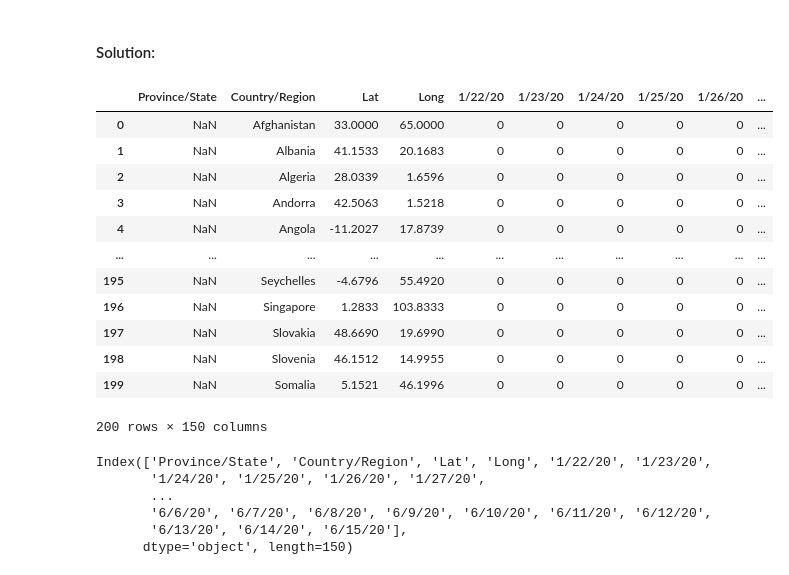
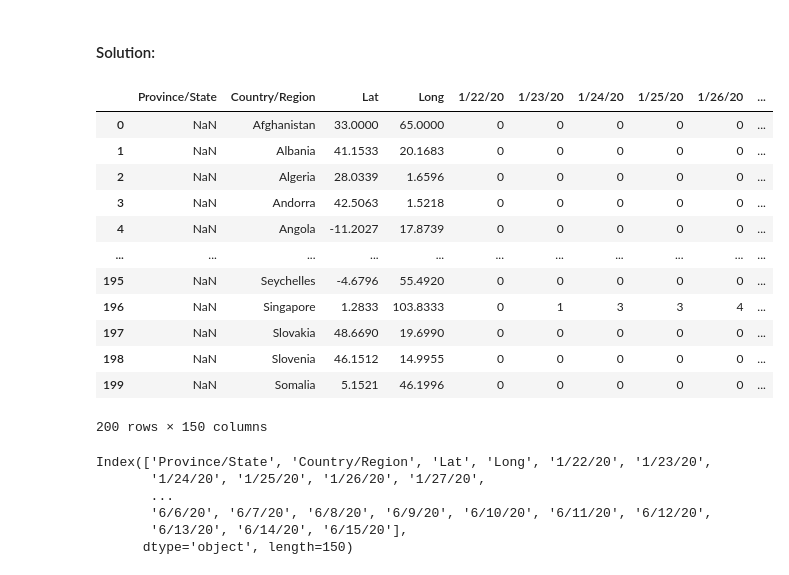
Before and after one commit to yldrmgaye/gayesu, a Jupyter notebook: week-2-exercise.ipynb, the cells around one changed output. Saved outputs shown, nothing was run; the diff lists cells and outputs as text; code cells hidden in the pictures.

```diff
--- a/week-2-exercise.ipynb
+++ b/week-2-exercise.ipynb
@@ -20,17 +20,17 @@ df= pd.read_csv('C:/Users/yldrm/Desktop/gayesu/Data/time_series_covid19_confirme
 df1= pd.read_csv('C:/Users/yldrm/Desktop/gayesu/Data/time_series_covid19_deaths_global.csv')
 df2= pd.read_csv('C:/Users/yldrm/Desktop/gayesu/Data/time_series_covid19_confirmed_global.csv')
 # %%
-df1.head(200)
+df.head(200)
 # %% [output]
 |  | Province/State | Country/Region | Lat | Long | 1/22/20 | 1/23/20 | 1/24/20 | 1/25/20 | 1/26/20 | ... |
 | 0 | NaN | Afghanistan | 33.0000 | 65.0000 | 0 | 0 | 0 | 0 | 0 | ... |
 | 1 | NaN | Albania | 41.1533 | 20.1683 | 0 | 0 | 0 | 0 | 0 | ... |
 | 2 | NaN | Algeria | 28.0339 | 1.6596 | 0 | 0 | 0 | 0 | 0 | ... |
 | 3 | NaN | Andorra | 42.5063 | 1.5218 | 0 | 0 | 0 | 0 | 0 | ... |
 | 4 | NaN | Angola | -11.2027 | 17.8739 | 0 | 0 | 0 | 0 | 0 | ... |
 | ... | ... | ... | ... | ... | ... | ... | ... | ... | ... | ... |
 | 195 | NaN | Seychelles | -4.6796 | 55.4920 | 0 | 0 | 0 | 0 | 0 | ... |
-| 196 | NaN | Singapore | 1.2833 | 103.8333 | 0 | 0 | 0 | 0 | 0 | ... |
+| 196 | NaN | Singapore | 1.2833 | 103.8333 | 0 | 1 | 3 | 3 | 4 | ... |
 | 197 | NaN | Slovakia | 48.6690 | 19.6990 | 0 | 0 | 0 | 0 | 0 | ... |
 | 198 | NaN | Slovenia | 46.1512 | 14.9955 | 0 | 0 | 0 | 0 | 0 | ... |
 | 199 | NaN | Somalia | 5.1521 | 46.1996 | 0 | 0 | 0 | 0 | 0 | ... |
```
Also changed, not shown: parts of 3 cells of this notebook, 1 other file.
